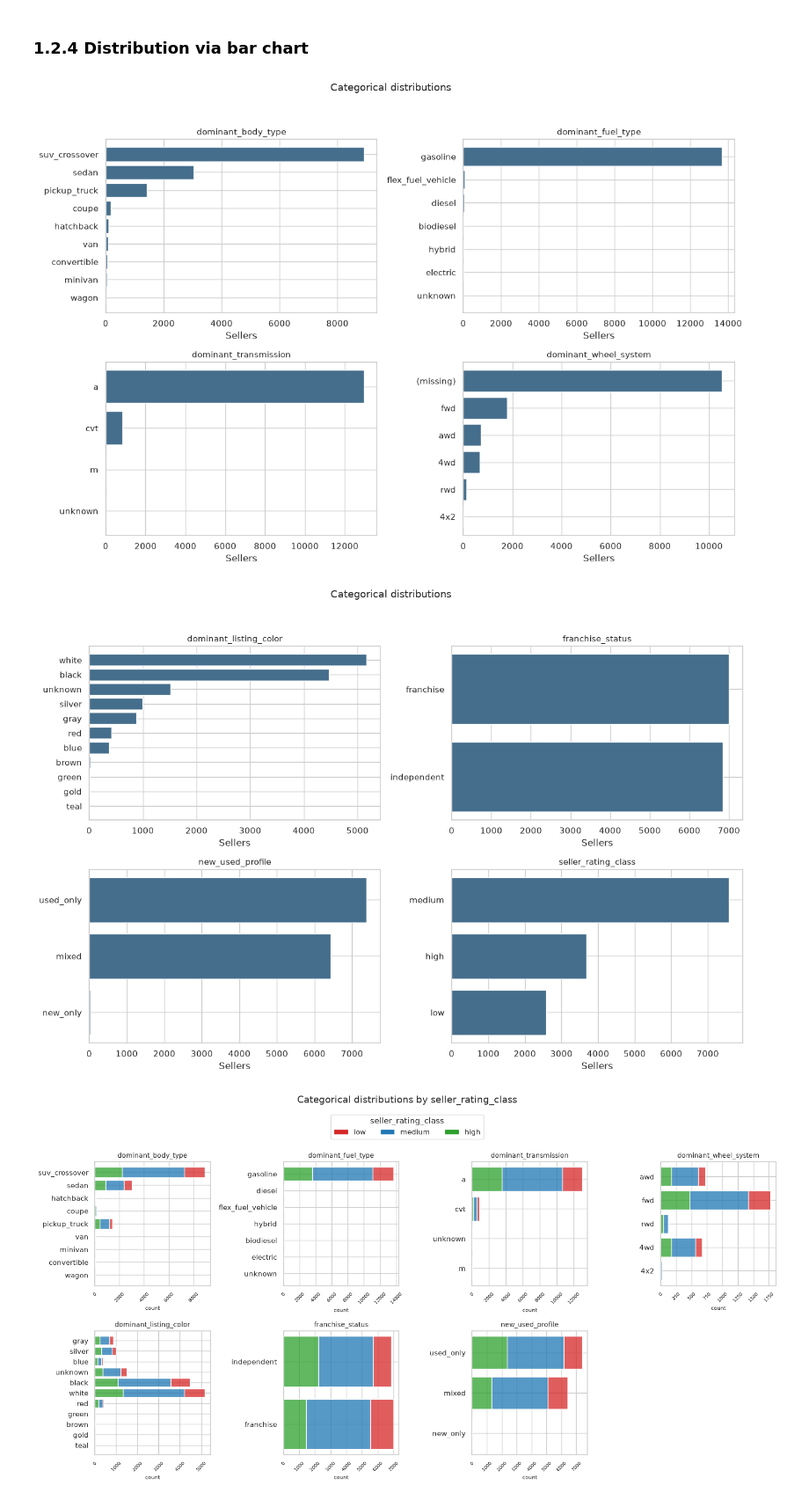
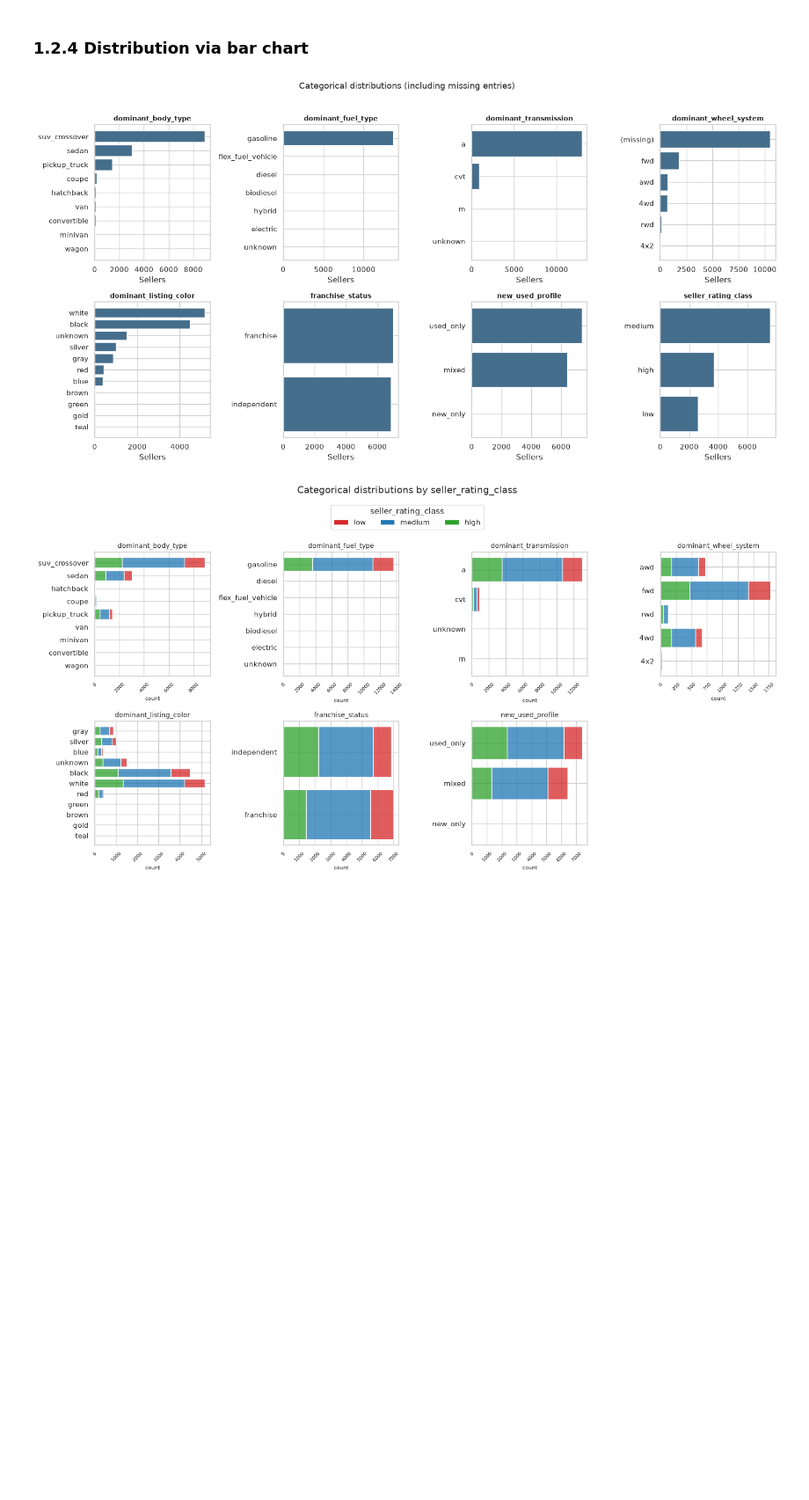
Before and after one commit to iqbalzain99/data-mining_unipi_1_2026, a Jupyter notebook: project/merged_1_2_distribution.ipynb, the cells around one changed output. Shown at 88% size. Cells and saved outputs as stored; diff of their text form; code cells hidden in the pictures; blank space fills up the shorter version.

Commit message:
Render all categorical bar charts in a single figure

```diff
--- a/project/merged_1_2_distribution.ipynb
+++ b/project/merged_1_2_distribution.ipynb
@@ -287,23 +287,26 @@ plt.show()
 # %% [markdown]
 ### 1.2.4 Distribution via bar chart
 # %%
-# Horizontal bars per categorical variable, including missing entries
-for start in range(0, len(categorical_cols), 4):
-    columns = categorical_cols[start:start + 4]
-    fig, axes = plt.subplots(2, 2, figsize=(13, 9))
-    for ax, column in zip(axes.ravel(), columns):
-        values = df[column].fillna('(missing)').value_counts().sort_values()
-        ax.barh(values.index, values.values, color='#456e8c')
-        ax.set_title(column, fontsize=11)
-        ax.set_xlabel('Sellers')
-    for ax in axes.ravel()[len(columns):]:
-        ax.set_visible(False)
-    fig.suptitle('Categorical distributions', fontsize=13)
-    fig.tight_layout(rect=(0, 0, 1, 0.95))
-    plt.show()
+# One figure with all categorical variables (including missing entries)
+ncols = 4
+nrows = int(np.ceil(len(categorical_cols) / ncols))
+fig, axes = plt.subplots(nrows, ncols, figsize=(16, 4.2 * nrows))
+axes = axes.ravel()
+
+for ax, column in zip(axes, categorical_cols):
+    values = df[column].fillna('(missing)').value_counts().sort_values()
+    ax.barh(values.index, values.values, color='#456e8c')
+    ax.set_title(column, fontsize=10, fontweight='bold')
+    ax.set_xlabel('Sellers')
+
+for ax in axes[len(categorical_cols):]:
+    ax.set_visible(False)
+
+fig.suptitle('Categorical distributions (including missing entries)', fontsize=13)
+fig.tight_layout(rect=(0, 0, 1, 0.96))
+plt.show()
 # %% [output]
-[figure, old version]
+[figure, new version]
-[figure, removed]
 # %%
 from matplotlib.patches import Patch
 
```
